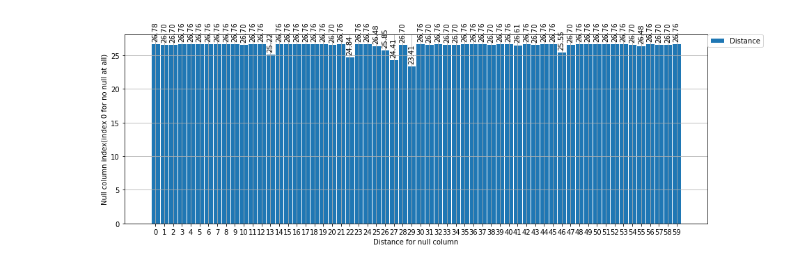
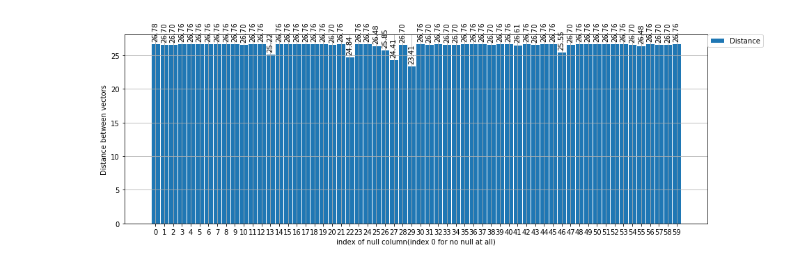
Before and after one commit to Ma-Sk/BiQuants, a Jupyter notebook: NullExperimnets/main.ipynb, the cells around one changed output. Cells and saved outputs as stored; diff of their text form; code cells hidden in the pictures.

Commit message:
Hashes plots added

```diff
--- a/NullExperimnets/main.ipynb
+++ b/NullExperimnets/main.ipynb
@@ -411,7 +426,7 @@ def autolabel(ax: Axes, rects, is_float: bool=True):
                         ha='center', va='bottom', rotation=90)
 
 
-def show_plot_for_distance_in_each_null_column(ax: Axes, values: List):
+def show_plot_for_distance_in_each_null_column(ax: Axes, values: List, xlbl, ylbl, is_float):
     """
     function to represent distance changes from different null column in a row
     :param ax: Axes to draw info on
@@ -427,13 +442,13 @@ def show_plot_for_distance_in_each_null_column(ax: Axes, values: List):
     ax.grid()
 
     for r in rec:
-        autolabel(ax, r)
+        autolabel(ax, r, is_float)
     ax.set_xticks(np.arange(len(values)))
     ax.set_xticklabels(range(0, len(values)))
-    ax.set_xlabel("Distance for null column")
-    ax.set_ylabel("Null column index(index 0 for no null at all)")
+    ax.set_xlabel("index of null column(index 0 for no null at all)")
+    ax.set_ylabel("Distance between vectors")
 
-def show_plot_for_distance_in_several_null_column(ax: Axes, values: List):
+def show_plot_for_distance_in_several_null_column(ax: Axes, values: List, xlbl, ylbl, is_float):
     """
     function to represent distance changes from different null amount in a row
     :param ax: Axes to draw info on
@@ -449,17 +464,19 @@ def show_plot_for_distance_in_several_null_column(ax: Axes, values: List):
     ax.grid()
 
     for r in rec:
-        autolabel(ax, r)
+        autolabel(ax, r, is_float)
     ax.set_xticks(np.arange(len(values)+1))
     ax.set_xticklabels(range(2, len(values) + 2))
-    ax.set_xlabel("Distance for n null columns in a row")
-    ax.set_ylabel("Null column count")
+    ax.set_xlabel(xlbl)
+    ax.set_ylabel(ylbl)
 # %%
-fig, ax1 = plt.subplots(figsize=(15,5))
+fig, ax = plt.subplots(figsize=(15,5))
 res_list = open("nulls_stats.txt","r").read().splitlines()
-show_plot_for_distance_in_each_null_column(ax1, res_list)
-ax1.legend(["Distance"], bbox_to_anchor=(1, 1), loc='upper left', borderaxespad=0.)
+xlbl = "Amount of null columns in a row"
+ylbl = "Distance between vectors"
+show_plot_for_distance_in_each_null_column(ax, res_list,xlbl,ylbl, True)
+ax.legend(["Distance"], bbox_to_anchor=(1, 1), loc='upper left', borderaxespad=0.)
 
 plt.show()
 # %% [output]
-[figure, old version]
+[figure, new version]
```
Also changed, not shown: parts of 8 cells of this notebook.
